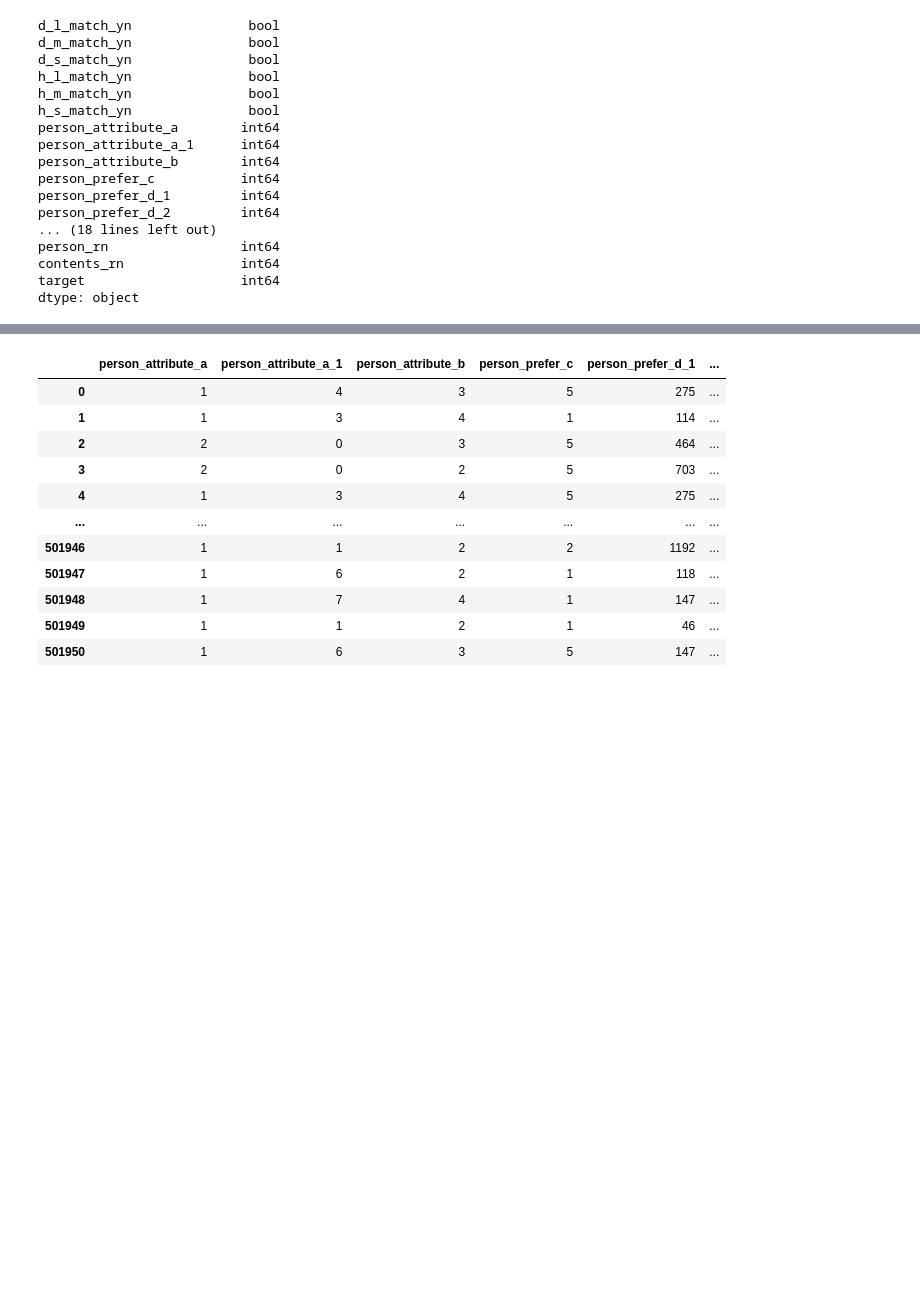
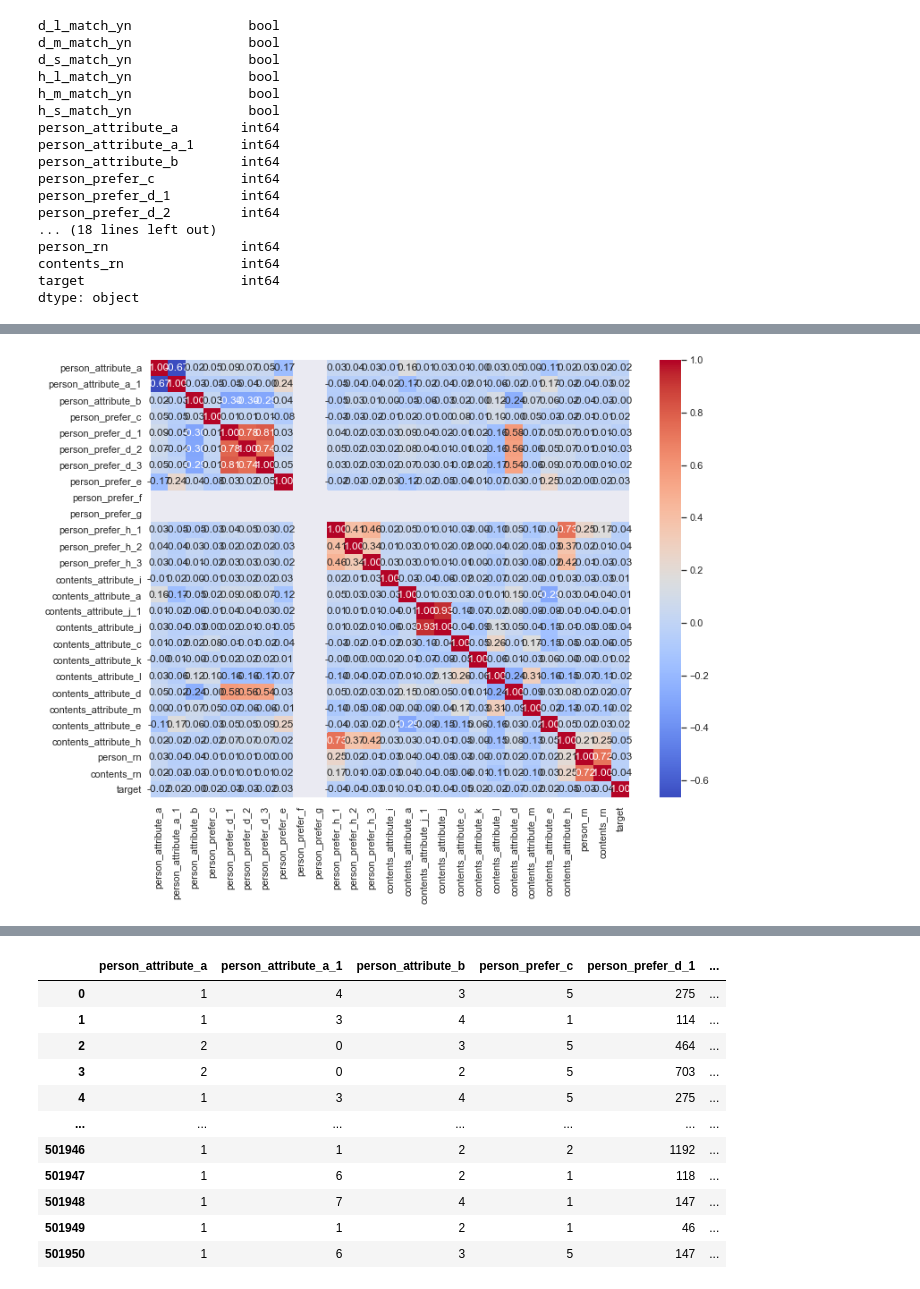
Before and after one commit to genie-lee-beep/Jieun-Lee, a Jupyter notebook: AI Competition/jobcare recommendation/DACON_job recommendation.ipynb, the cells around one changed output, grey strips where cells are left out. Cells and saved outputs as stored; diff of their text form; code cells hidden in the pictures; blank space fills up the shorter version.

Commit message:
correlation analysis

```diff
--- a/AI Competition/jobcare recommendation/DACON_job recommendation.ipynb
+++ b/AI Competition/jobcare recommendation/DACON_job recommendation.ipynb
@@ -82 +157,16 @@ dtype: object
+# %%
+# Correlation matrix between numerical values (SibSp Parch Age and Fare values) and Survived
+
+g = sns.heatmap(train[['person_attribute_a',
+       'person_attribute_a_1', 'person_attribute_b', 'person_prefer_c',
+       'person_prefer_d_1', 'person_prefer_d_2', 'person_prefer_d_3',
+       'person_prefer_e', 'person_prefer_f', 'person_prefer_g',
+       'person_prefer_h_1', 'person_prefer_h_2', 'person_prefer_h_3',
+       'contents_attribute_i', 'contents_attribute_a',
+       'contents_attribute_j_1', 'contents_attribute_j',
+       'contents_attribute_c', 'contents_attribute_k', 'contents_attribute_l',
+       'contents_attribute_d', 'contents_attribute_m', 'contents_attribute_e',
+       'contents_attribute_h', 'person_rn', 'contents_rn','target']].corr(),annot=True, fmt = ".2f", cmap = "coolwarm")
+# %% [output]
+[figure, added]
 # %%
```
Also changed, not shown: parts of 13 cells of this notebook.
